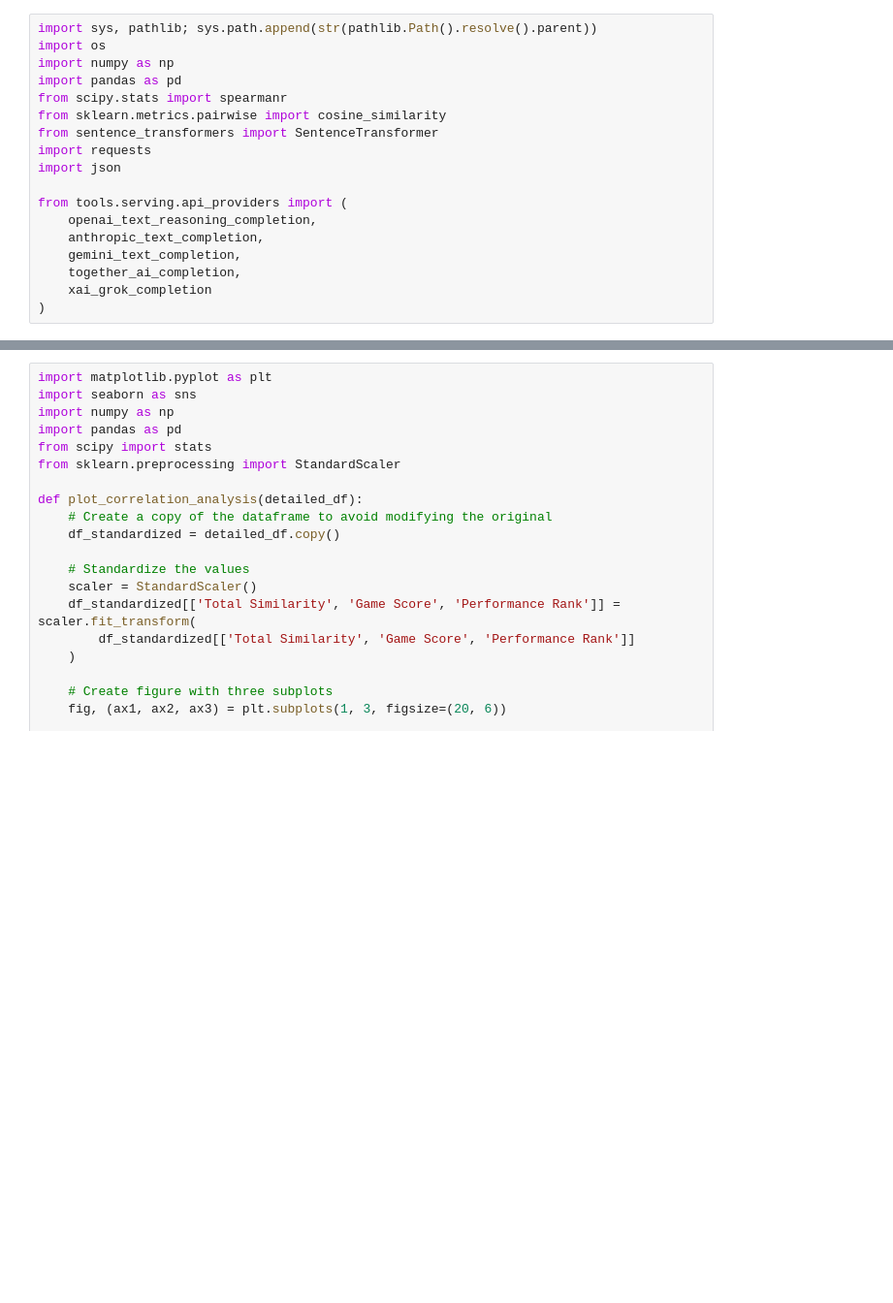
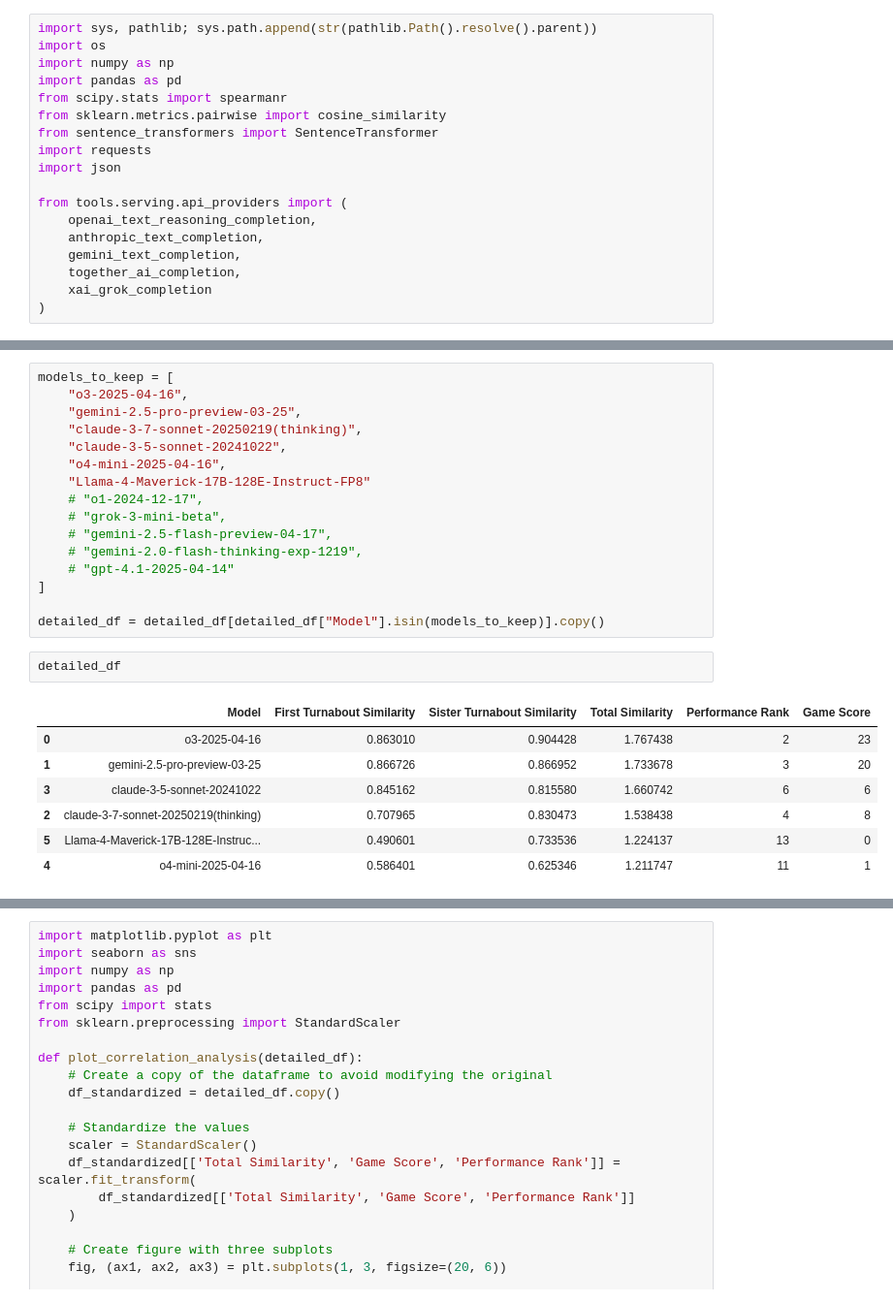
Before and after one commit to lmgame-org/GamingAgent, a Jupyter notebook: apps/ablation_study.ipynb, the cells around one changed output, grey strips where cells are left out. Shown: that part at 97% size. Cells and saved outputs as stored; diff of their text form; blank space fills up the shorter version.

```diff
--- a/apps/ablation_study.ipynb
+++ b/apps/ablation_study.ipynb
@@ -405,3 +428,29 @@ Updated Results with Embedding Cross Correlation Scores:
+# %%
+models_to_keep = [
+    "o3-2025-04-16",
+    "gemini-2.5-pro-preview-03-25",
+    "claude-3-7-sonnet-20250219(thinking)",
+    "claude-3-5-sonnet-20241022",
+    "o4-mini-2025-04-16",
+    "Llama-4-Maverick-17B-128E-Instruct-FP8"
+    # "o1-2024-12-17",
+    # "grok-3-mini-beta",
+    # "gemini-2.5-flash-preview-04-17",
+    # "gemini-2.0-flash-thinking-exp-1219",
+    # "gpt-4.1-2025-04-14"
+]
+
+detailed_df = detailed_df[detailed_df["Model"].isin(models_to_keep)].copy()
+# %%
+detailed_df
+# %% [output]
+|  | Model | First Turnabout Similarity | Sister Turnabout Similarity | Total Similarity | Performance Rank | Game Score |
+| 0 | o3-2025-04-16 | 0.863010 | 0.904428 | 1.767438 | 2 | 23 |
+| 1 | gemini-2.5-pro-preview-03-25 | 0.866726 | 0.866952 | 1.733678 | 3 | 20 |
+| 3 | claude-3-5-sonnet-20241022 | 0.845162 | 0.815580 | 1.660742 | 6 | 6 |
+| 2 | claude-3-7-sonnet-20250219(thinking) | 0.707965 | 0.830473 | 1.538438 | 4 | 8 |
+| 5 | Llama-4-Maverick-17B-128E-Instruc... | 0.490601 | 0.733536 | 1.224137 | 13 | 0 |
+| 4 | o4-mini-2025-04-16 | 0.586401 | 0.625346 | 1.211747 | 11 | 1 |
 # %%
 # Calculate ground truth cross-correlation using SBERT embeddings
 model = SentenceTransformer("all-MiniLM-L6-v2")
```
Also changed, not shown: parts of 7 cells of this notebook, 12 other files.
